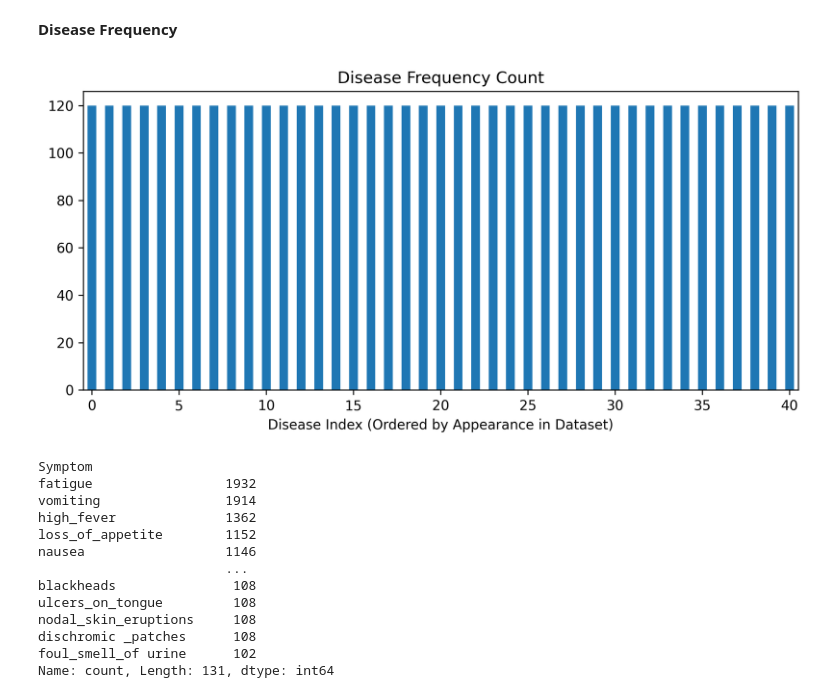
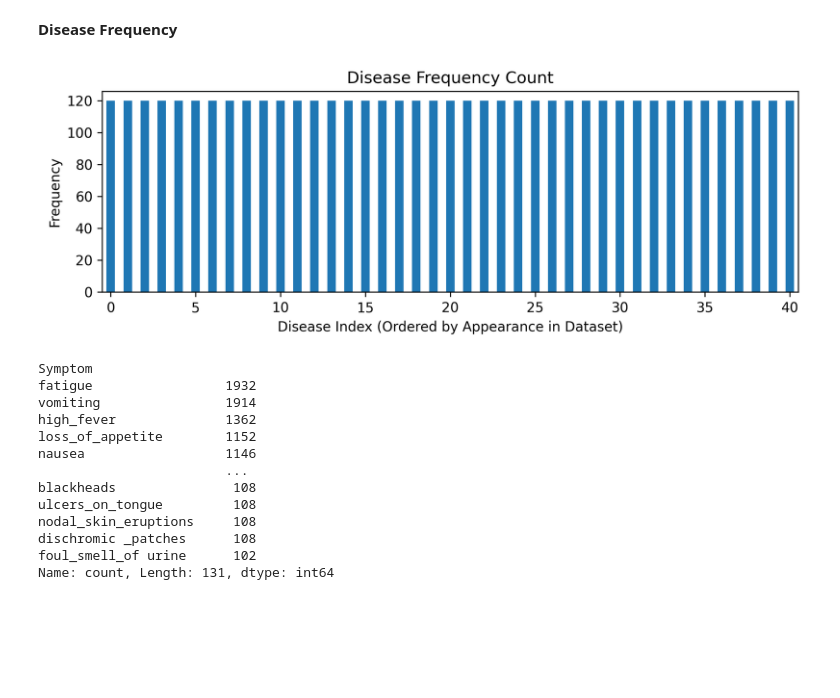
Before and after one commit to domipm/AML-Disease-Symptom, a Jupyter notebook: Visualizations.ipynb, the cells around one changed output. Cells and saved outputs as stored; diff of their text form; code cells hidden in the pictures; blank space fills up the shorter version.

```diff
--- a/Visualizations.ipynb
+++ b/Visualizations.ipynb
@@ -228,18 +229,19 @@ plt.show()
 # %%
 # Bar plot of disease frequency
 disease_arr.plot(
     kind = "bar",
     title = "Disease Frequency Count",
     xlabel = "Disease Index (Ordered by Appearance in Dataset)",
-    figsize = (8, 4),
+    ylabel = "Frequency",
+    figsize = (8, 3),
     xticks = range(0, len(disease_arr), 5),
     rot = 0
 )
 # Save plot
 plt.tight_layout()
 plt.savefig("./Plots/Visualizations/freq_disease.pdf")
 # %% [output]
-[figure, old version]
+[figure, new version]
 # %%
 symptom_unique = symptom_arr.sort_values(ascending = False)
 print(symptom_unique)
```
Also changed, not shown: parts of 1 cell of this notebook, 2 other files.
